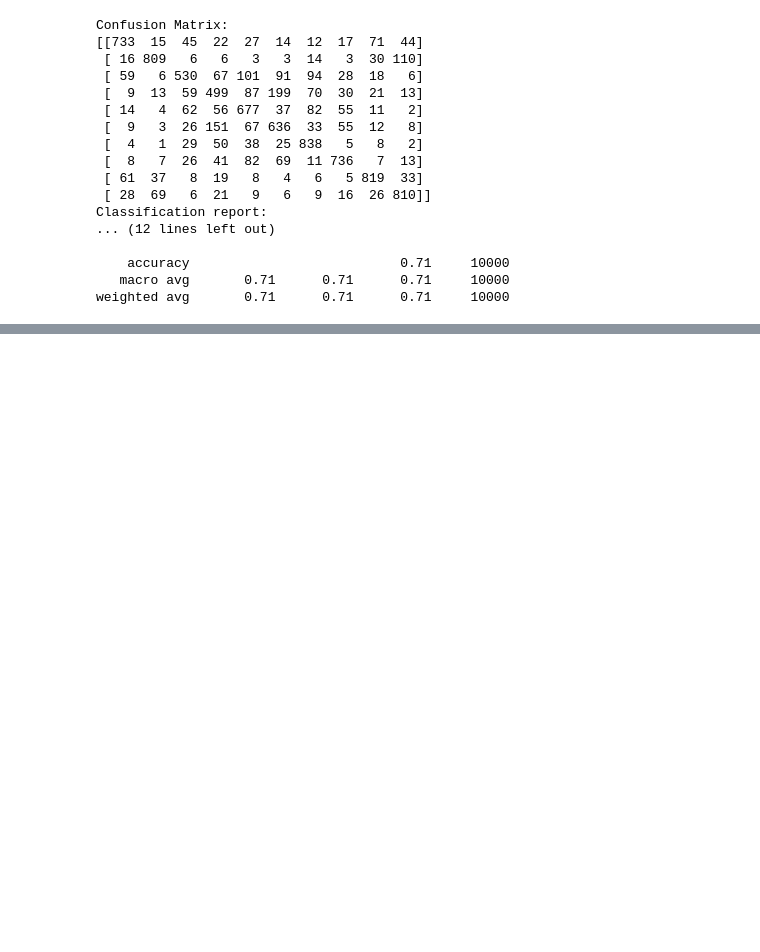
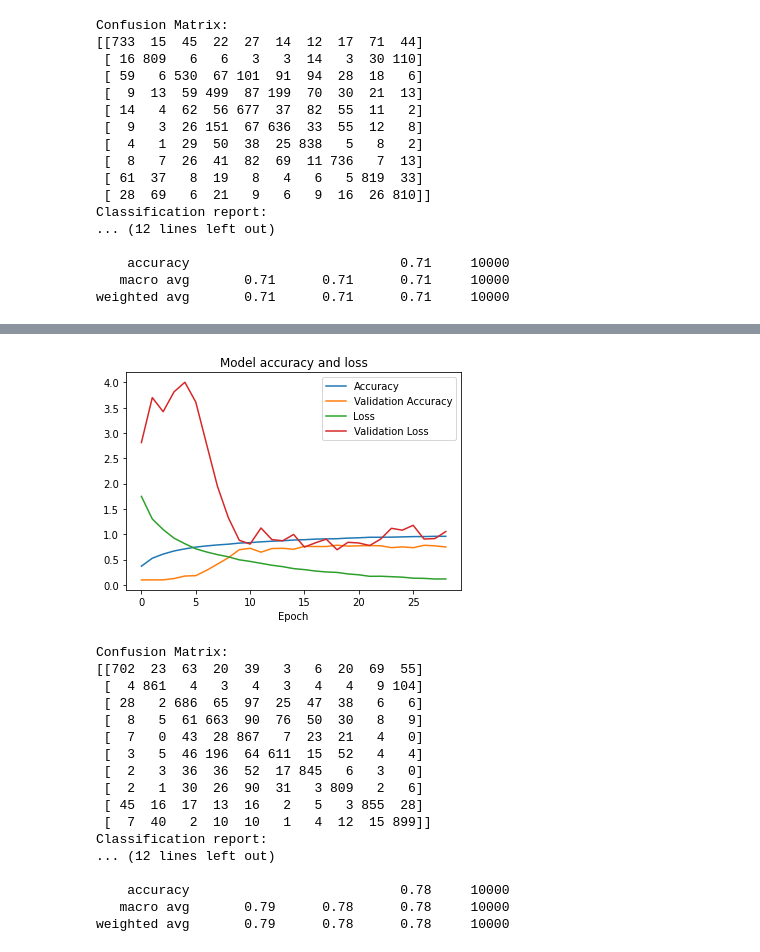
Before and after one commit to emali1/Mastering-Keras, a Jupyter notebook: Module 4.3_ Dense Networks.ipynb, the cells around one changed output, grey strips where cells are left out. Saved outputs shown, nothing was run; the diff lists cells and outputs as text; code cells hidden in the pictures; blank space fills up the shorter version.

```diff
--- a/Module 4.3_ Dense Networks.ipynb
+++ b/Module 4.3_ Dense Networks.ipynb
@@ -423,0 +452,23 @@ weighted avg       0.71      0.71      0.71     10000
+# %%
+# Conv - BN- Relu
+plot_training_history(history)
+test_model(model,test_images,test_labels)
+# %% [output]
+[figure, added]
+Confusion Matrix:
+[[702  23  63  20  39   3   6  20  69  55]
+ [  4 861   4   3   4   3   4   4   9 104]
+ [ 28   2 686  65  97  25  47  38   6   6]
+ [  8   5  61 663  90  76  50  30   8   9]
+ [  7   0  43  28 867   7  23  21   4   0]
+ [  3   5  46 196  64 611  15  52   4   4]
+ [  2   3  36  36  52  17 845   6   3   0]
+ [  2   1  30  26  90  31   3 809   2   6]
+ [ 45  16  17  13  16   2   5   3 855  28]
+ [  7  40   2  10  10   1   4  12  15 899]]
+Classification report:
+... (12 lines left out)
+
+    accuracy                           0.78     10000
+   macro avg       0.79      0.78      0.78     10000
+weighted avg       0.79      0.78      0.78     10000
```
Also changed, not shown: parts of 7 cells of this notebook.
